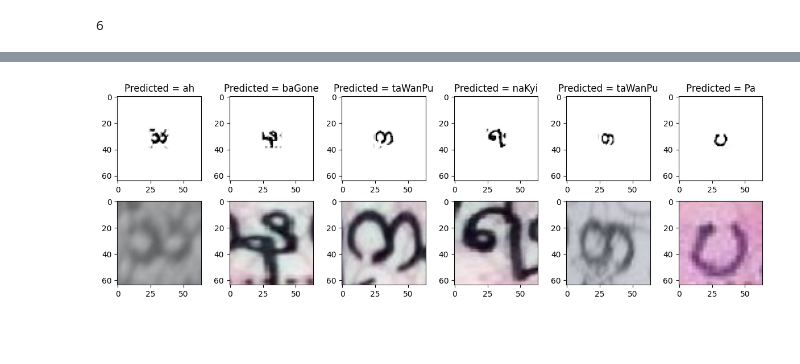
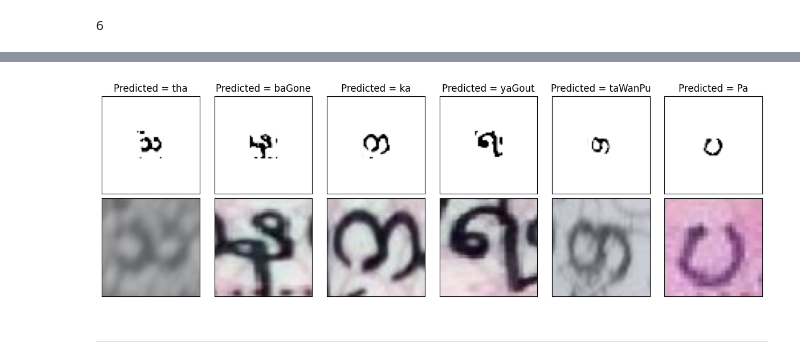
Before and after one commit to Sann-Htet/Burmese-Character-Classification, a Jupyter notebook: notebooks/test.ipynb, the cells around one changed output, grey strips where cells are left out. Drawn from its saved outputs; the diff is of its cells as text; code cells hidden in the pictures; blank space fills up the shorter version.

```diff
--- a/notebooks/test.ipynb
+++ b/notebooks/test.ipynb
@@ -48,9 +48,9 @@ Skipping registering GPU devices...
 # %%
 def preprocess_image(image):
     image = cv2.cvtColor(np.array(image), cv2.COLOR_BGR2GRAY) # convert to Grayscale
-    image = cv2.resize(image, (30, 30), interpolation=cv2.INTER_LINEAR) # rescale the image
+    image = cv2.resize(image, (40, 40), interpolation=cv2.INTER_LINEAR) # rescale the image
     # Apply thresholding to remove noise and enhance contrast
-    threshold_value = 140  # Adjust this threshold as needed
+    threshold_value = 130  # Adjust this threshold as needed
     _, image = cv2.threshold(image, threshold_value, 255, cv2.THRESH_BINARY) # apply threshold to each pixels
     image = tf.cast(image, tf.float32) # cast pixel values to float
     image = 255 - np.array(image)
@@ -90,9 +90,11 @@ for i in range(6):  # Display only examples from 0 to 5
     ax.imshow(tf.squeeze(preprocess_image(examples[i]), axis=0), cmap='Greys')
     pred_label = idx2word.get(np.argmax(model.predict(preprocess_image(examples[i]))))
     ax.set_title(f'Predicted = {pred_label}', size=12)
+    ax.set_xticks([]); ax.set_yticks([]) # Hide the axis labels and ticks
 
     ax = axes[1, i]  # Second row
     ax.imshow(cv2.resize(np.array(examples[i]), (64, 64)), cmap='Greys')
+    ax.set_xticks([]); ax.set_yticks([]) # Hide the axis labels and ticks
 
 plt.tight_layout()
 plt.show()
@@ -106 +108,3 @@ plt.show()
-[figure, old version]
+[figure, new version]
+# %% [markdown]
+---
```
Also changed, not shown: parts of 3 cells of this notebook.
